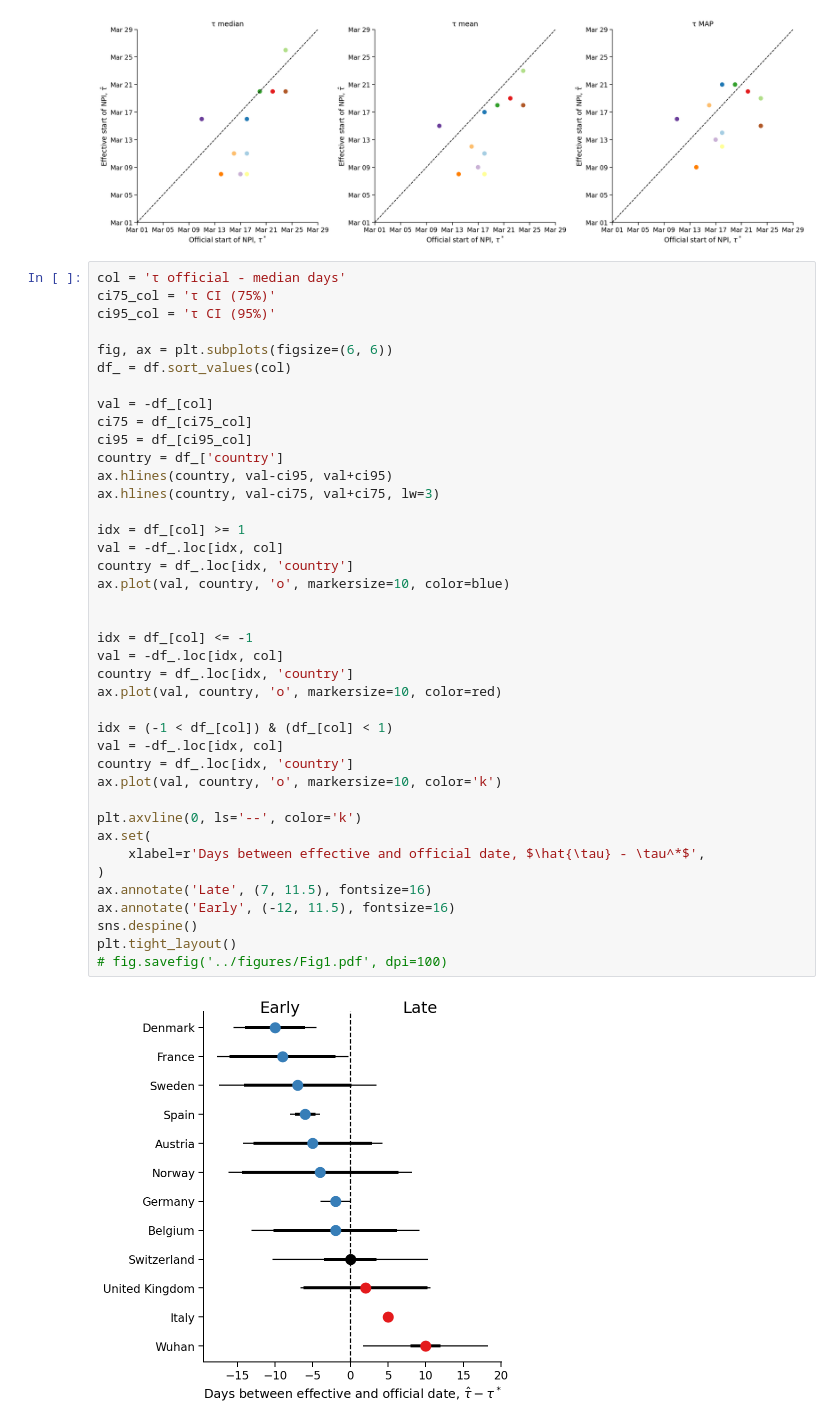
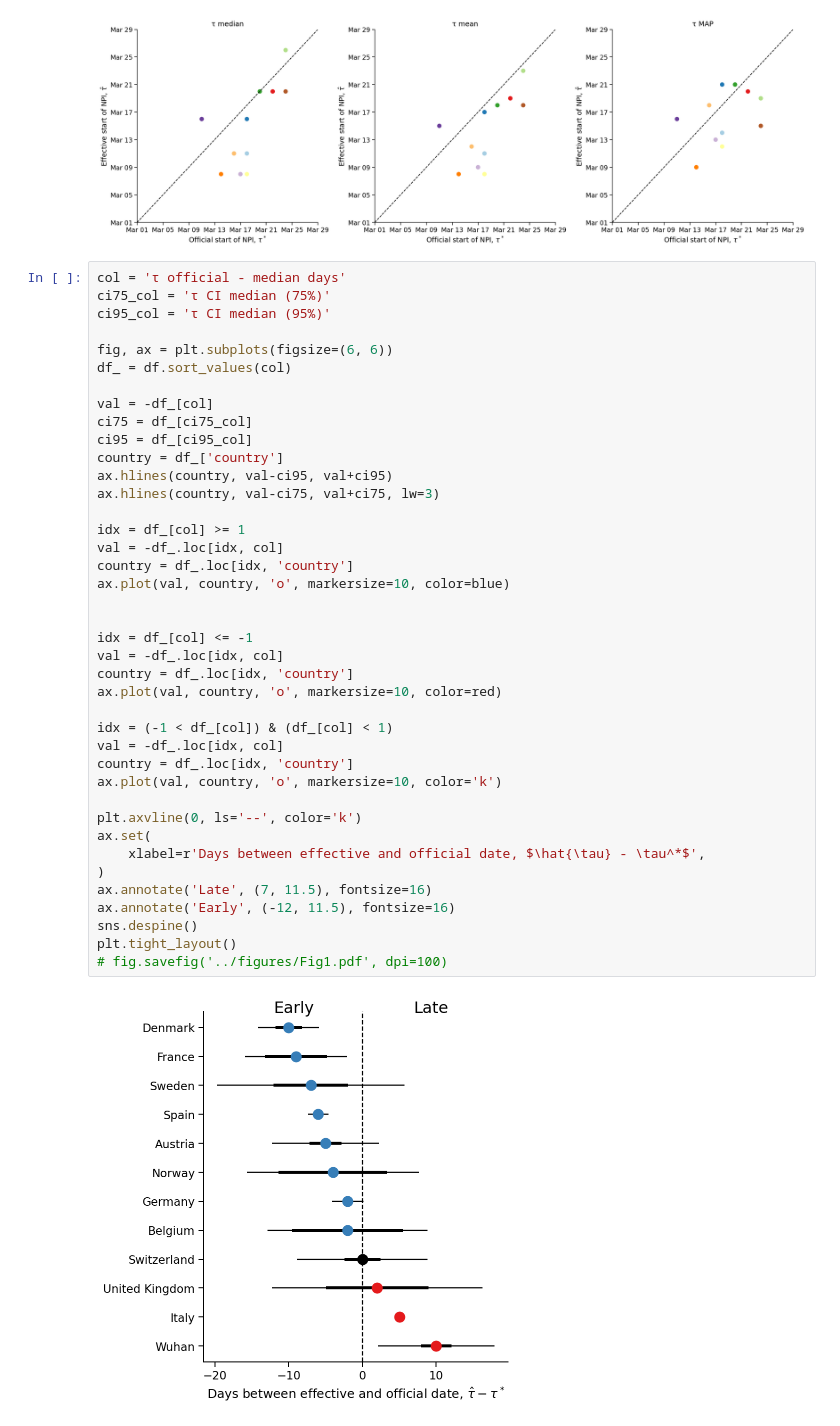
Before and after one commit to yoavram-lab/EffectiveNPI, a Jupyter notebook: src/Fig1.ipynb, the cells around one changed output. Saved outputs shown, nothing was run; the diff lists cells and outputs as text.

```diff
--- a/src/Fig1.ipynb
+++ b/src/Fig1.ipynb
@@ -134,8 +136,8 @@ sns.despine()
 [figure]
 # %%
 col = 'τ official - median days'
-ci75_col = 'τ CI (75%)'
-ci95_col = 'τ CI (95%)'
+ci75_col = 'τ CI median (75%)'
+ci95_col = 'τ CI median (95%)'
 
 fig, ax = plt.subplots(figsize=(6, 6))
 df_ = df.sort_values(col)
@@ -146,31 +148,31 @@ ci95 = df_[ci95_col]
 country = df_['country']
 ax.hlines(country, val-ci95, val+ci95)
 ax.hlines(country, val-ci75, val+ci75, lw=3)
 
 idx = df_[col] >= 1
 val = -df_.loc[idx, col]
 country = df_.loc[idx, 'country']
 ax.plot(val, country, 'o', markersize=10, color=blue)
 
 
 idx = df_[col] <= -1
 val = -df_.loc[idx, col]
 country = df_.loc[idx, 'country']
 ax.plot(val, country, 'o', markersize=10, color=red)
 
 idx = (-1 < df_[col]) & (df_[col] < 1)
 val = -df_.loc[idx, col]
 country = df_.loc[idx, 'country']
 ax.plot(val, country, 'o', markersize=10, color='k')
 
 plt.axvline(0, ls='--', color='k')
 ax.set(
     xlabel=r'Days between effective and official date, $\hat{\tau} - \tau^*$',
 )
 ax.annotate('Late', (7, 11.5), fontsize=16)
 ax.annotate('Early', (-12, 11.5), fontsize=16)
 sns.despine()
 plt.tight_layout()
 # fig.savefig('../figures/Fig1.pdf', dpi=100)
 # %% [output]
-[figure, old version]
+[figure, new version]
```
Also changed, not shown: parts of 3 cells of this notebook, 1 other file.
